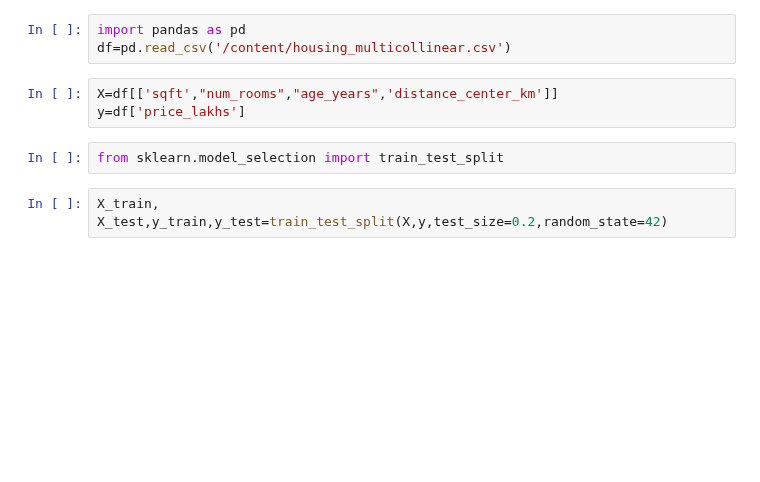
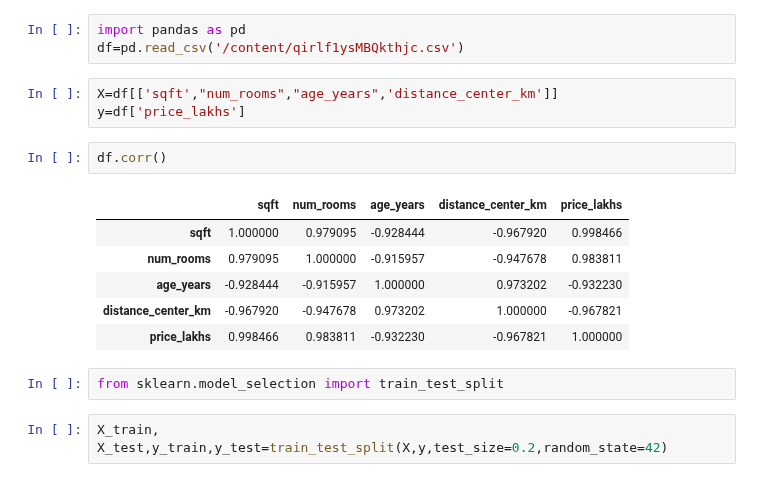
Before and after one commit to AVK48/AI-ML-JOURNEY, a Jupyter notebook: Regularization.ipynb, the cells around one changed output. Drawn from its saved outputs; the diff is of its cells as text; blank space fills up the shorter version.

```diff
--- a/Regularization.ipynb
+++ b/Regularization.ipynb
@@ -3,9 +1,18 @@
 # %%
 import pandas as pd
-df=pd.read_csv('/content/housing_multicollinear.csv')
+df=pd.read_csv('/content/qirlf1ysMBQkthjc.csv')
 # %%
 X=df[['sqft',"num_rooms","age_years",'distance_center_km']]
 y=df['price_lakhs']
+# %%
+df.corr()
+# %% [output]
+|  | sqft | num_rooms | age_years | distance_center_km | price_lakhs |
+| sqft | 1.000000 | 0.979095 | -0.928444 | -0.967920 | 0.998466 |
+| num_rooms | 0.979095 | 1.000000 | -0.915957 | -0.947678 | 0.983811 |
+| age_years | -0.928444 | -0.915957 | 1.000000 | 0.973202 | -0.932230 |
+| distance_center_km | -0.967920 | -0.947678 | 0.973202 | 1.000000 | -0.967821 |
+| price_lakhs | 0.998466 | 0.983811 | -0.932230 | -0.967821 | 1.000000 |
 # %%
 from sklearn.model_selection import train_test_split
 # %%
```
Also changed, not shown: parts of 13 cells of this notebook.
